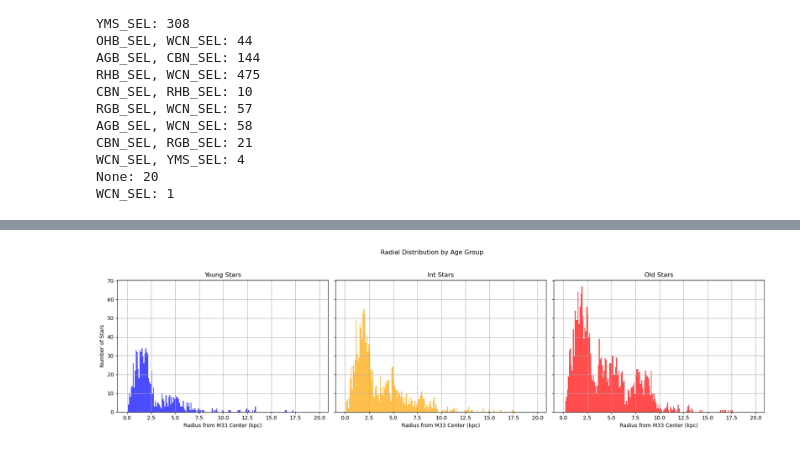
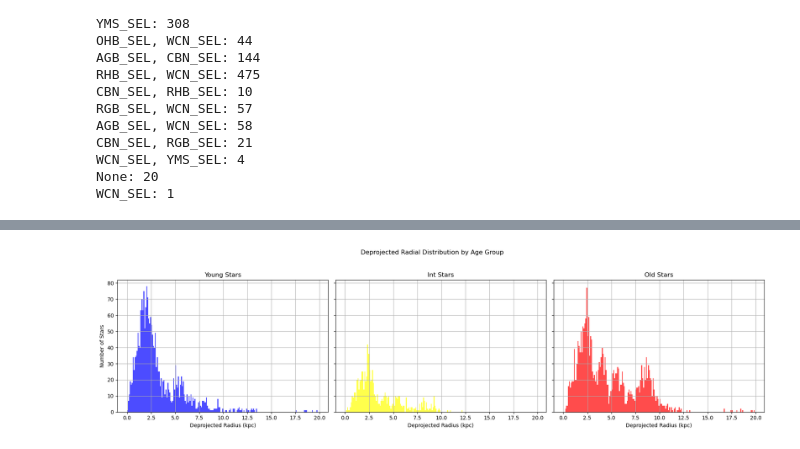
Before and after one commit to Gautam-Kumaran/M33_Analysis, a Jupyter notebook: SIP Codes/spatialv1.ipynb, the cells around one changed output, grey strips where cells are left out. Saved outputs shown, nothing was run; the diff lists cells and outputs as text; code cells hidden in the pictures.

```diff
--- a/SIP Codes/spatialv1.ipynb
+++ b/SIP Codes/spatialv1.ipynb
@@ -170,29 +196,34 @@ df['r_kpc'] = df['r_arcmin'] * (np.pi / 180 / 60) * 794  # arcmin to kpc
 # %%
-# === Radial histogram by age ===
-# Define bins and age groups
+import numpy as np
+import matplotlib.pyplot as plt
+
+# === Deprojected radial histogram by age ===
 bins = np.arange(0, 20, 0.1)
 age_groups = ['young', 'int', 'old']
-colors = {'young': 'blue', 'int': 'orange', 'old': 'red'}
+colors = {'young': 'blue', 'int': 'yellow', 'old': 'red'}
 
-# Create subplots
 fig, axes = plt.subplots(1, 3, figsize=(18, 5), sharey=True)
 
-# Plot each age group in its own subplot
-for i, group in enumerate(age_groups):
+for ax, group in zip(axes, age_groups):
     subset = df[df['age_group'] == group]
-    axes[i].hist(subset['r_kpc'], bins=bins, color=colors[group], alpha=0.7, histtype='stepfilled')
-    axes[i].set_title(f'{group.capitalize()} Stars')
-    axes[i].set_xlabel('Radius from M33 Center (kpc)')
-    if i == 0:
-        axes[i].set_ylabel('Number of Stars')
-    axes[i].grid(True)
+    ax.hist(
+        subset['r_deproj_kpc'],
+        bins=bins,
+        histtype='stepfilled',
+        color=colors[group],
+        alpha=0.7
+    )
+    ax.set_title(f'{group.capitalize()} Stars')
+    ax.set_xlabel('Deprojected Radius (kpc)')
+    if ax is axes[0]:
+        ax.set_ylabel('Number of Stars')
+    ax.grid(True)
 
-# Overall title and layout
-plt.suptitle('Radial Distribution by Age Group')
+plt.suptitle('Deprojected Radial Distribution by Age Group')
 plt.tight_layout(rect=[0, 0, 1, 0.95])
 plt.show()
 # %% [output]
-[figure, old version]
+[figure, new version]
 # %%
 from astropy.coordinates import SkyCoord
 import astropy.units as u
```
Also changed, not shown: parts of 7 cells of this notebook.
